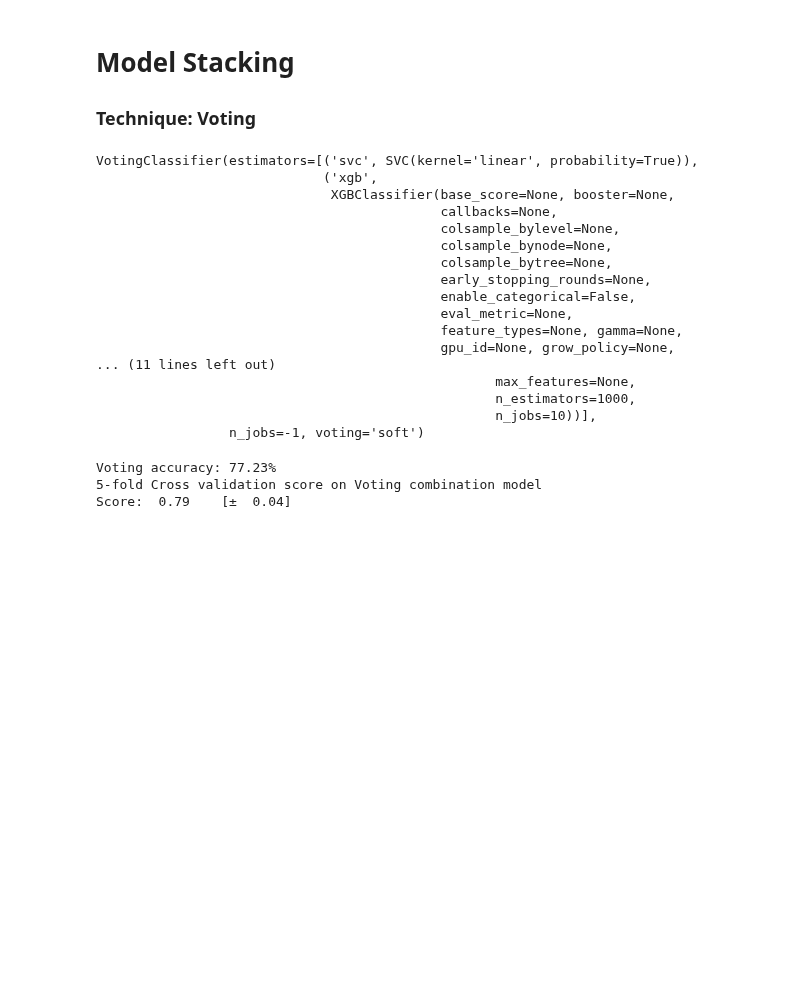
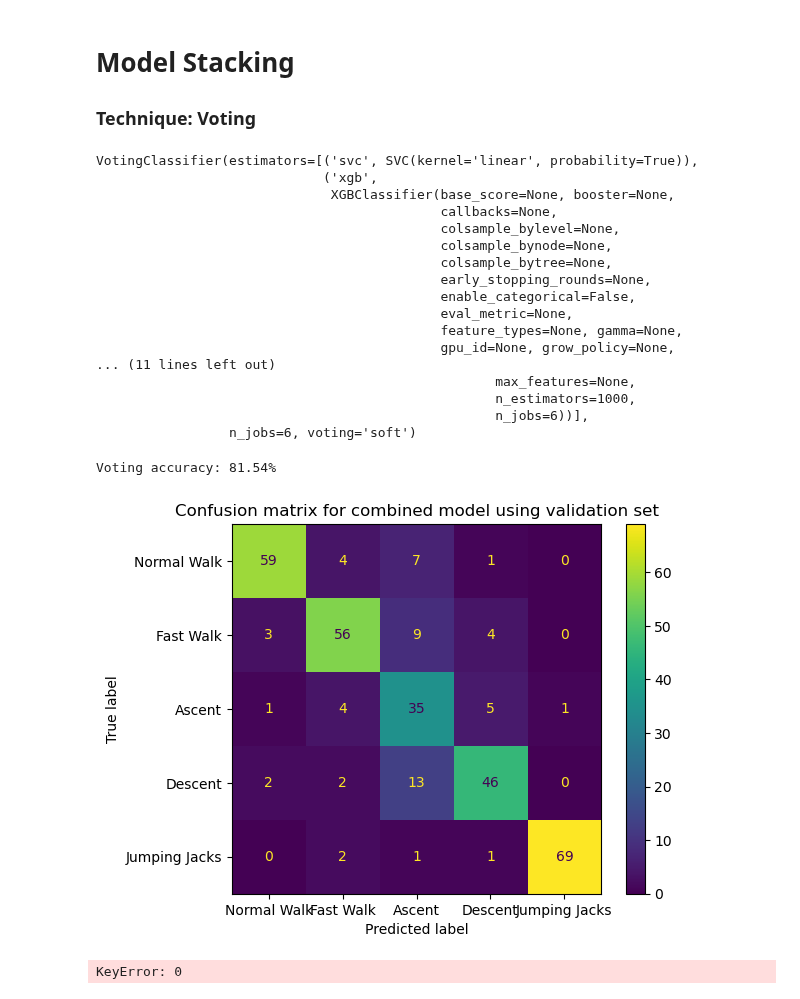
Before and after one commit to itsjustaksh/School, a Jupyter notebook: 4415/Assignment 3/Assignment_3_Group.ipynb, the cells around one changed output. Cells and saved outputs as stored; diff of their text form; code cells hidden in the pictures; blank space fills up the shorter version.

Commit message:
Updating for part c of Assignment 3
SYSC 4415

```diff
--- a/4415/Assignment 3/Assignment_3_Group.ipynb
+++ b/4415/Assignment 3/Assignment_3_Group.ipynb
@@ -125,6 +125,7 @@ from sklearn.ensemble import ExtraTreesClassifier
 import time, random
 
 # Dataset Preparation
+jobs = 6
 dataset, evalSet = trimDataset(1250, False)
 dataset.sort_values(by=['sample_id'], inplace=True); evalSet.sort_values(by=['sample_id'], inplace=True)
 randomState = random.randrange(0, 400)
@@ -134,7 +135,7 @@ print(dataset.shape, ' --> Dataset shape prior to training')
 trainData, testData, trainLabels, testLabels = train_test_split(dataset, train_labels, shuffle=True, test_size=0.2, random_state=randomState)
 
 # Model Training
-eTree = ExtraTreesClassifier(n_estimators=1000, min_samples_split=2, max_features=None, n_jobs=10, criterion='log_loss')
+eTree = ExtraTreesClassifier(n_estimators=1000, min_samples_split=2, max_features=None, n_jobs=jobs, criterion='log_loss')
 
 start = time.time()
 eTree.fit(trainData, trainLabels.values.ravel())
@@ -225,7 +222,7 @@ dataset.sort_values(by=['sample_id'], inplace=True); evalSet.sort_values(by=['sa
 
 print(dataset.shape, '- Dataset shape prior to training')
 
-xgb_cl = xgb.XGBClassifier(n_estimators=1000, max_features=None, n_jobs=10)
+xgb_cl = xgb.XGBClassifier(n_estimators=1000, max_features=None, n_jobs=jobs)
 
 trainData, testData, trainLabels, testLabels = train_test_split(dataset, train_labels, shuffle=True, test_size=0.2, random_state=randomState)
 
@@ -264,7 +260,7 @@ dataset.sort_values(by=['sample_id'], inplace=True); evalSet.sort_values(by=['sa
 trainX, testX, trainY, testY = train_test_split(dataset, train_labels, shuffle=True, test_size=0.2, random_state=randomState)
 
 # Voting Classifier setup
-vote_cl = VotingClassifier(estimators=[('svc', svm_model), ('xgb', xgb_cl), ('eTree', eTree)], n_jobs=-1, voting='soft')
+vote_cl = VotingClassifier(estimators=[('svc', svm_model), ('xgb', xgb_cl), ('eTree', eTree)], n_jobs=jobs, voting='soft')
 
 vote_cl.fit(X=trainX, y=trainY.values.ravel())
 # %% [output]
@@ -283,21 +279,15 @@ VotingClassifier(estimators=[('svc', SVC(kernel='linear', probability=True)),
 ... (11 lines left out)
                                                    max_features=None,
                                                    n_estimators=1000,
-                                                   n_jobs=10))],
-                 n_jobs=-1, voting='soft')
+                                                   n_jobs=6))],
+                 n_jobs=6, voting='soft')
 # %%
 vote_labels = vote_cl.predict(X=testX)
 vote_score = accuracy_score(testY, vote_labels)
 print(f"Voting accuracy: {round(vote_score*100, 2)}%")
 
-score = cross_val_score(vote_cl, X=dataset, y=train_labels, cv=5, n_jobs=-1, scoring='accuracy')
-print("5-fold Cross validation score on Voting combination model")
-print(f"Score: {score.mean()*100: .2f}\t[± {score.std()*100: .2f}]")
+# score = cross_val_score(vote_cl, X=dataset, y=train_labels, cv=5, n_jobs=jobs, scoring='accuracy')
+# print("5-fold Cross validation score on Voting combination model")
+# print(f"Score: {score.mean()*100: .2f}\t[± {score.std()*100: .2f}]")
 # %% [output]
-Voting accuracy: 77.23%
-5-fold Cross validation score on Voting combination model
-Score:  0.79    [±  0.04]
+Voting accuracy: 81.54%
-# %%
-vote_labels = pd.Series(data=vote_cl.predict(X=evalSet), index=evalSet.index)
-# print(f"Score: {score.mean()*100: .5f}\t[± {score.std()*100: .5f}]")
-vote_labels.to_csv('SYSC4415W23_A3_dataset/outputs.csv')
@@ -303,0 +299,25 @@ vote_labels.to_csv('SYSC4415W23_A3_dataset/outputs.csv')
+# %%
+from sklearn.metrics import confusion_matrix, ConfusionMatrixDisplay
+from sklearn.metrics import PrecisionRecallDisplay
+
+label_names = ['Normal Walk', 'Fast Walk', 'Ascent', 'Descent', 'Jumping Jacks']
+cm = confusion_matrix(vote_labels, testY)
+matrix = ConfusionMatrixDisplay(cm, display_labels=label_names)
+matrix.plot(); plt.title('Confusion matrix for combined model using validation set'); plt.show();
+# %% [output]
+[figure, added]
+# %%
+def convert_bin(label_list, pos_label):
+  conv_list = []
+  for idx in range(len(label_list)):
+    conv_list += [1 if label_list[idx] == pos_label else 0]
+  return conv_list
+
+# Normal Walk PR Curve
+true = convert_bin(vote_labels, 0)
+pred = convert_bin(testY['label'], 0)
+
+normal_pr = PrecisionRecallDisplay.from_predictions(pred, true, name="Normal Walk")
+normal = normal_pr.ax_.set_title("Precision-Recall curve for Normal Walk vs. Other")
+# %% [output]
+KeyError: 0
```
Also changed, not shown: parts of 6 cells of this notebook.
